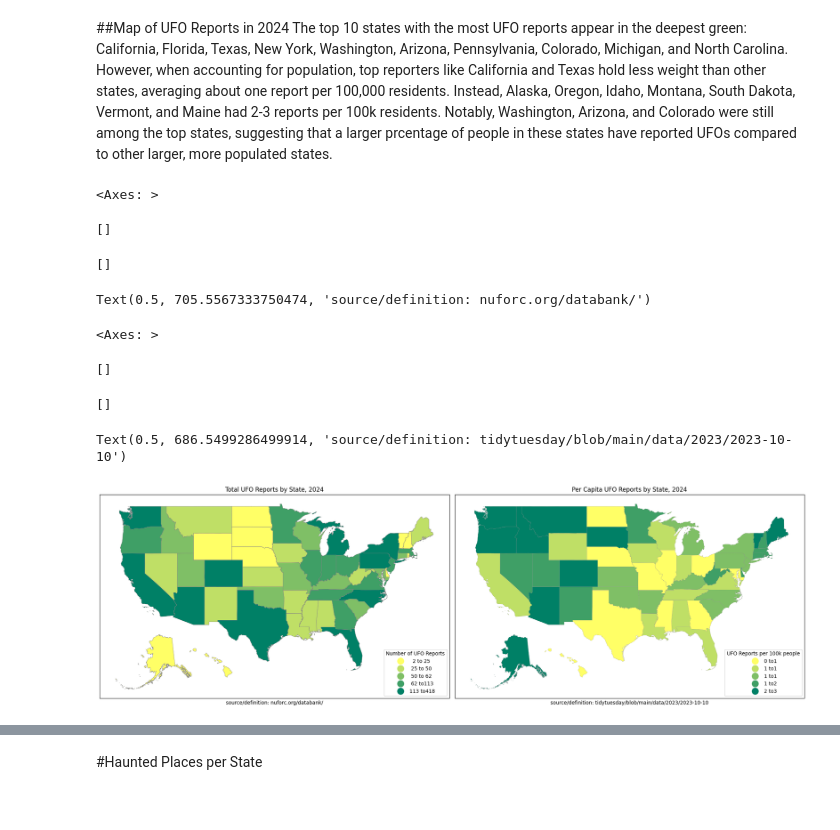
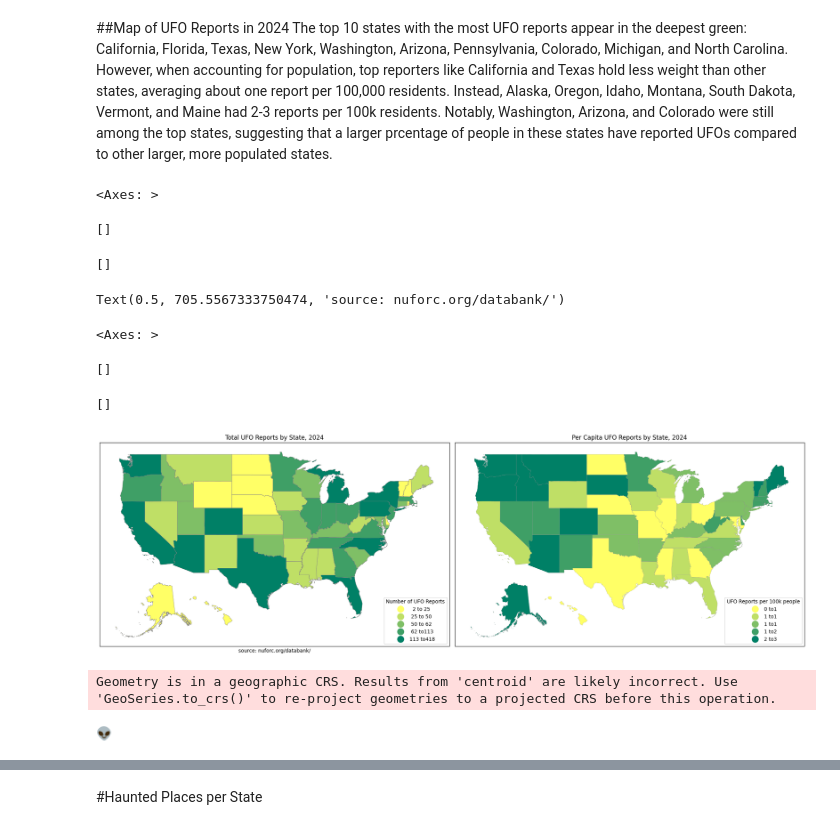
Before and after one commit to carlavilla/GIS, a Jupyter notebook: PS3_GIS_CV.ipynb, the cells around one changed output, grey strips where cells are left out. Cells and saved outputs as stored; diff of their text form; code cells hidden in the pictures.

```diff
--- a/PS3_GIS_CV.ipynb
+++ b/PS3_GIS_CV.ipynb
@@ -579,6 +605,7 @@ spookyset3[['state', 'state_name', 'UFO_sight', 'haunted_house', 'POPESTIMATE202
 | 50 | WV | West Virginia | 31.0 | 106.0 | 1769979.0 | 16680.0 | 24524.0 | 51603.0 | ... |
 | 51 | WI | Wisconsin | 61.0 | 274.0 | 5960975.0 | 59445.0 | 57405.0 | 66027.0 | ... |
 | 52 | WY | Wyoming | 6.0 | 76.0 | 587618.0 | 6037.0 | 5634.0 | 5552.0 | ... |
-# %%
-#everything merged except for text row. Ok dropping it
-spookyset3= pd.merge(spookyset2, vacancy2024, on='state_name',how='inner',indicator=False)
+# %%
+#Since the Area dataset also has a "state_name" variable, python automatically renames each variable as x and y. When stating which columns to keep, I need to pick one of those.
+spookyset4= pd.merge(spookyset3, area, on='state',how='outer',indicator=False)
+spookyset4[['state', 'state_name_x', 'UFO_sight', 'haunted_house', 'Vacant24MO', 'Total Area Sq.Mi.', 'POPESTIMATE2024', 'BIRTHS2024', 'DEATHS2024', '_merge']]
@@ -585,5 +630,5 @@ spookyset3= pd.merge(spookyset2, vacancy2024, on='state_name',how='inner',indica
 # %%
 #Set with only relevant variables.
-spookyset = spookyset3[['state', 'state_name', 'UFO_sight', 'haunted_house', 'POPESTIMATE2024', 'BIRTHS2024', 'DEATHS2024', 'Vacant24MO']]
+spookyset = spookyset4[['state', 'state_name_x', 'UFO_sight', 'haunted_house', 'Vacant24MO', 'Total Area Sq.Mi.', 'POPESTIMATE2024', 'BIRTHS2024', 'DEATHS2024']]
 spookyset.head()
 # %% [output]
@@ -597,5 +642,5 @@ spookyset.head()
 #Dataset Manipulation and Analysis
 # %%
 spookyset.loc[:, 'ufocap'] = spookyset['UFO_sight']/spookyset['POPESTIMATE2024']*100000
-spookyset.loc[:, 'hauntedcap'] = spookyset['haunted_house']/spookyset['POPESTIMATE2024']*100000
-spookyset.loc[:, 'vacap'] = spookyset['Vacant24MO']/spookyset['POPESTIMATE2024']*100000
+spookyset.loc[:, 'hauntedcap'] = spookyset['haunted_house']/spookyset['Total Area Sq.Mi.']
+spookyset.loc[:, 'vacap'] = spookyset['Vacant24MO']/spookyset['Total Area Sq.Mi.']
@@ -799,40 +809,37 @@ Text(0.5, 1117.767960045528, 'source/definition: nuforc.org/databank/')
 The top 10 states with the most UFO reports appear in the deepest green: California, Florida, Texas, New York, Washington, Arizona, Pennsylvania, Colorado, Michigan, and North Carolina. </br>
 However, when accounting for population, top reporters like California and Texas hold less weight than other states, averaging about one report per 100,000 residents. Instead, Alaska, Oregon, Idaho, Montana, South Dakota, Vermont, and Maine had 2-3 reports per 100k residents. Notably, Washington, Arizona, and Colorado were still among the top states, suggesting that a larger prcentage of people in these states have reported UFOs compared to other larger, more populated states.
 # %%
-#Add interactive elements
 fig, axs = plt.subplots(1,2, figsize=(20,20),sharey=True, tight_layout=True)
 spooky_US.plot(ax=axs[0],column='UFO_sight',legend=True,cmap='summer_r',
           scheme='quantiles',k=5, edgecolor='grey',linewidth=.5,
           legend_kwds= {"fmt": "{:,.0f}",'loc':'lower right','markerscale':1.4})
 axs[0].title.set_text("Total UFO Reports by State, 2024")
 axs[0].set_xticks([]); axs[0].set_yticks([])
-axs[0].set_xlabel('''source/definition: nuforc.org/databank/''')
+axs[0].set_xlabel('''source: nuforc.org/databank/''')
 leg1_ufo = axs[0].get_legend()
 leg1_ufo.set_title('''Number of UFO Reports''')
 
 
 spooky_US.plot(ax=axs[1],column='ufocap',legend=True,cmap='summer_r',
           scheme='quantiles',k=5, edgecolor='grey',linewidth=.2,
           legend_kwds= {"fmt": "{:,.0f}",'loc':'lower right','markerscale':1.4})
 axs[1].title.set_text("Per Capita UFO Reports by State, 2024")
 axs[1].set_xticks([]); axs[1].set_yticks([])
-axs[1].set_xlabel('''source/definition: tidytuesday/blob/main/data/2023/2023-10-10''')
 leg1_haunted = axs[1].get_legend()
 leg1_haunted.set_title('''UFO Reports per 100k people''')
 
 #Add decimals to values here
 for ax in axs:
   for lbl in ax.get_legend().get_texts():
         label_text = lbl.get_text()
         new_text = label_text.replace(', ', ' to')
         lbl.set_text(new_text)
 # %% [output]
 <Axes: >
 []
 []
-Text(0.5, 705.5567333750474, 'source/definition: nuforc.org/databank/')
+Text(0.5, 705.5567333750474, 'source: nuforc.org/databank/')
 <Axes: >
 []
 []
-Text(0.5, 686.5499286499914, 'source/definition: tidytuesday/blob/main/data/2023/2023-10-10')
-[figure, old version]
+[figure, new version]
@@ -838,0 +848,11 @@ Text(0.5, 686.5499286499914, 'source/definition: tidytuesday/blob/main/data/2023
+# %%
+mapc = UStates.copy()
+mapc["geometry"] = mapc["geometry"].to_crs(epsg=4326)
+mapc["geometry"]=mapc["geometry"].centroid
+# %% [output]
+Geometry is in a geographic CRS. Results from 'centroid' are likely incorrect. Use 'GeoSeries.to_crs()' to re-project geometries to a projected CRS before this operation.
+# %%
+alien = print("\U0001F47D")
+alien
+# %% [output]
+👽
```
Also changed, not shown: parts of 19 cells of this notebook.
